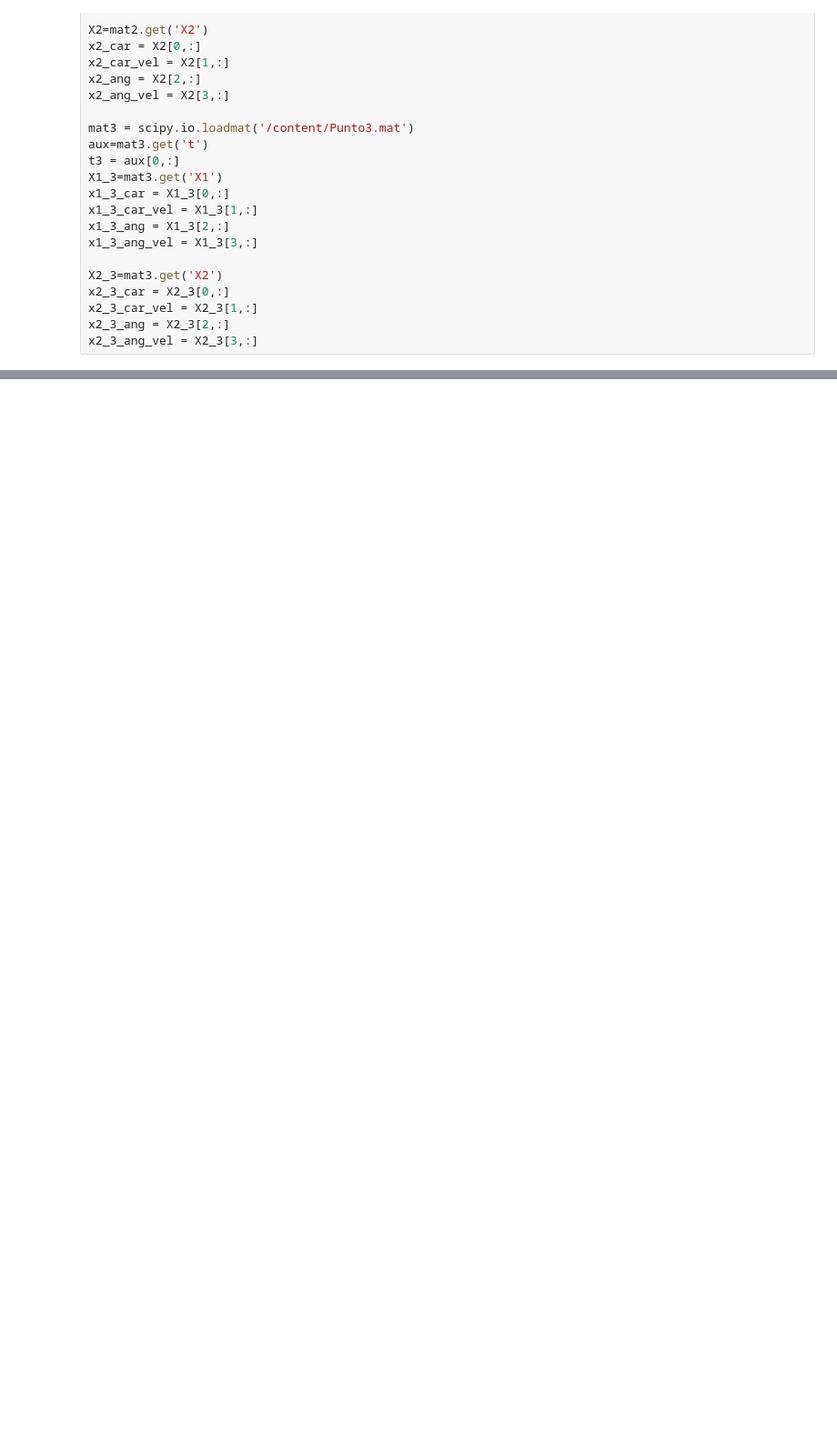
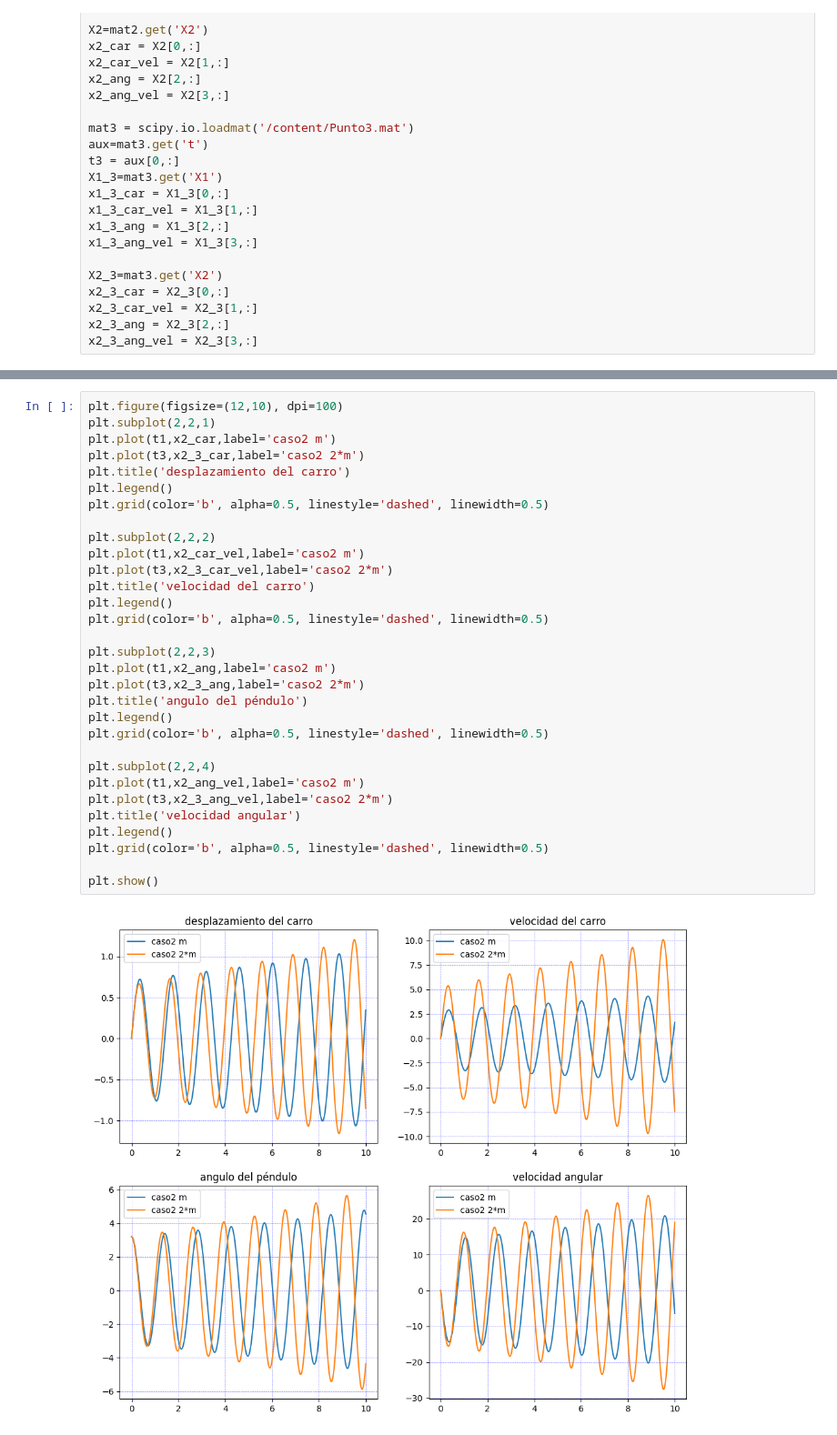
Before and after one commit to gerardcalabrese/HCSPD2024, a Jupyter notebook: Ejercicio_3_Calculo_Simbolico_Octave_Colab.ipynb, the cells around one changed output, grey strips where cells are left out. Shown at 91% size. Drawn from its saved outputs; the diff is of its cells as text; blank space fills up the shorter version.

```diff
--- a/Ejercicio_3_Calculo_Simbolico_Octave_Colab.ipynb
+++ b/Ejercicio_3_Calculo_Simbolico_Octave_Colab.ipynb
@@ -555,0 +604,33 @@ plt.show()
+# %%
+plt.figure(figsize=(12,10), dpi=100)
+plt.subplot(2,2,1)
+plt.plot(t1,x2_car,label='caso2 m')
+plt.plot(t3,x2_3_car,label='caso2 2*m')
+plt.title('desplazamiento del carro')
+plt.legend()
+plt.grid(color='b', alpha=0.5, linestyle='dashed', linewidth=0.5)
+
+plt.subplot(2,2,2)
+plt.plot(t1,x2_car_vel,label='caso2 m')
+plt.plot(t3,x2_3_car_vel,label='caso2 2*m')
+plt.title('velocidad del carro')
+plt.legend()
+plt.grid(color='b', alpha=0.5, linestyle='dashed', linewidth=0.5)
+
+plt.subplot(2,2,3)
+plt.plot(t1,x2_ang,label='caso2 m')
+plt.plot(t3,x2_3_ang,label='caso2 2*m')
+plt.title('angulo del péndulo')
+plt.legend()
+plt.grid(color='b', alpha=0.5, linestyle='dashed', linewidth=0.5)
+
+plt.subplot(2,2,4)
+plt.plot(t1,x2_ang_vel,label='caso2 m')
+plt.plot(t3,x2_3_ang_vel,label='caso2 2*m')
+plt.title('velocidad angular')
+plt.legend()
+plt.grid(color='b', alpha=0.5, linestyle='dashed', linewidth=0.5)
+
+plt.show()
+# %% [output]
+[figure, added]
```
Also changed, not shown: parts of 19 cells of this notebook.
